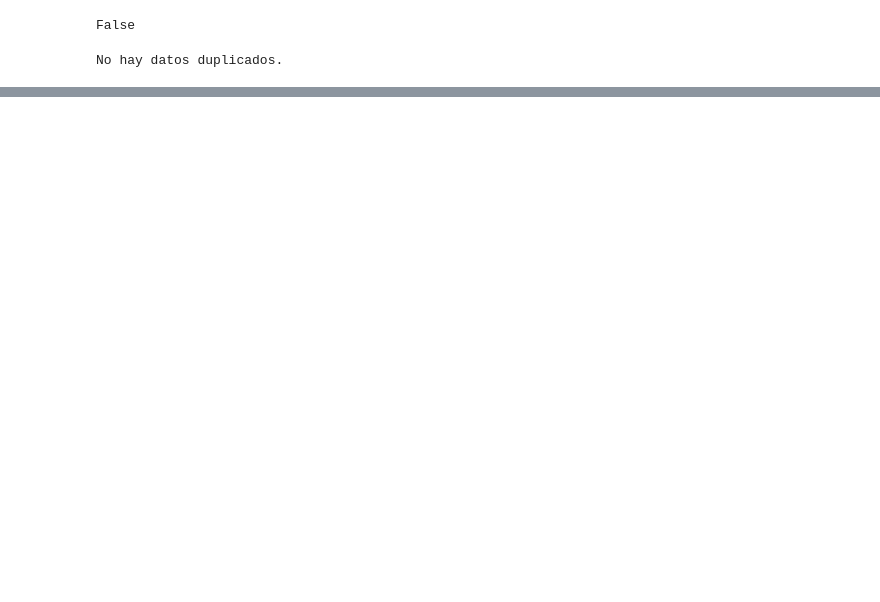
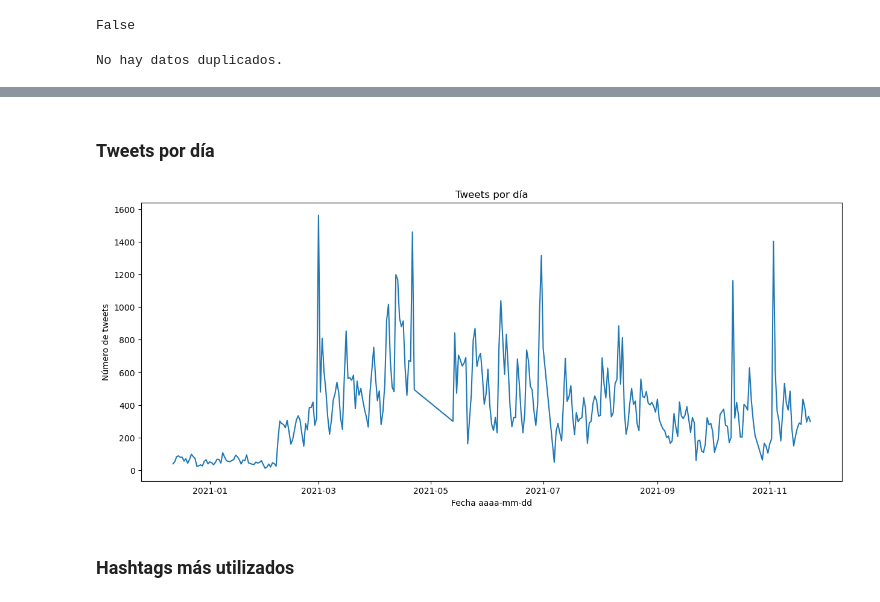
Before and after one commit to mgonzalz/busqueda_uso_dataset, a Jupyter notebook: vaccination_all_tweets.ipynb, the cells around one changed output, grey strips where cells are left out. Drawn from its saved outputs; the diff is of its cells as text; code cells hidden in the pictures; blank space fills up the shorter version.

```diff
--- a/vaccination_all_tweets.ipynb
+++ b/vaccination_all_tweets.ipynb
@@ -56,6 +56,8 @@ Data columns (total 16 columns):
  15  is_retweet        228207 non-null  bool
 dtypes: bool(2), int64(6), object(8)
 memory usage: 24.8+ MB
+# %%
+df_tweets['date'] = df_tweets['date'].astype('datetime64')
 # %% [markdown]
 ## Limpieza del dataset
 # %%
@@ -105,0 +118,16 @@ No hay datos duplicados.
+# %% [markdown]
+### Tweets por día
+# %%
+counts = df_tweets_f2.groupby(df_tweets_f2['date'].dt.date)['text'].count() #mediante groupby agrupamos por fecha y contamos el número de tweets
+
+plt.figure(figsize=(15, 6))
+plt.plot(counts.index, counts.values)
+plt.xlabel('Fecha aaaa-mm-dd')
+plt.ylabel('Número de tweets')
+plt.title('Tweets por día')
+plt.savefig('imagenes/recuentos_tweets_2.png')
+plt.show()
+# %% [output]
+[figure, added]
+# %% [markdown]
+### Hashtags más utilizados
```
Also changed, not shown: parts of 6 cells of this notebook, 5 other files.
